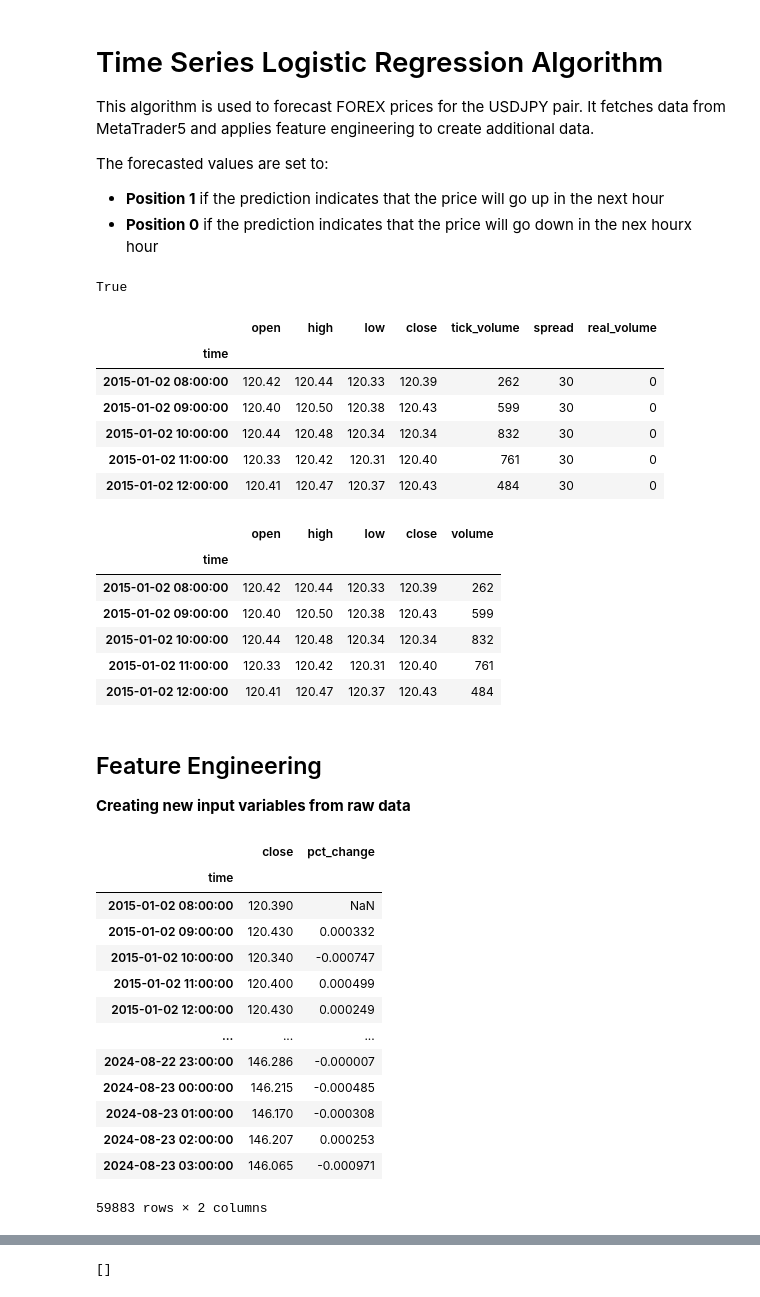
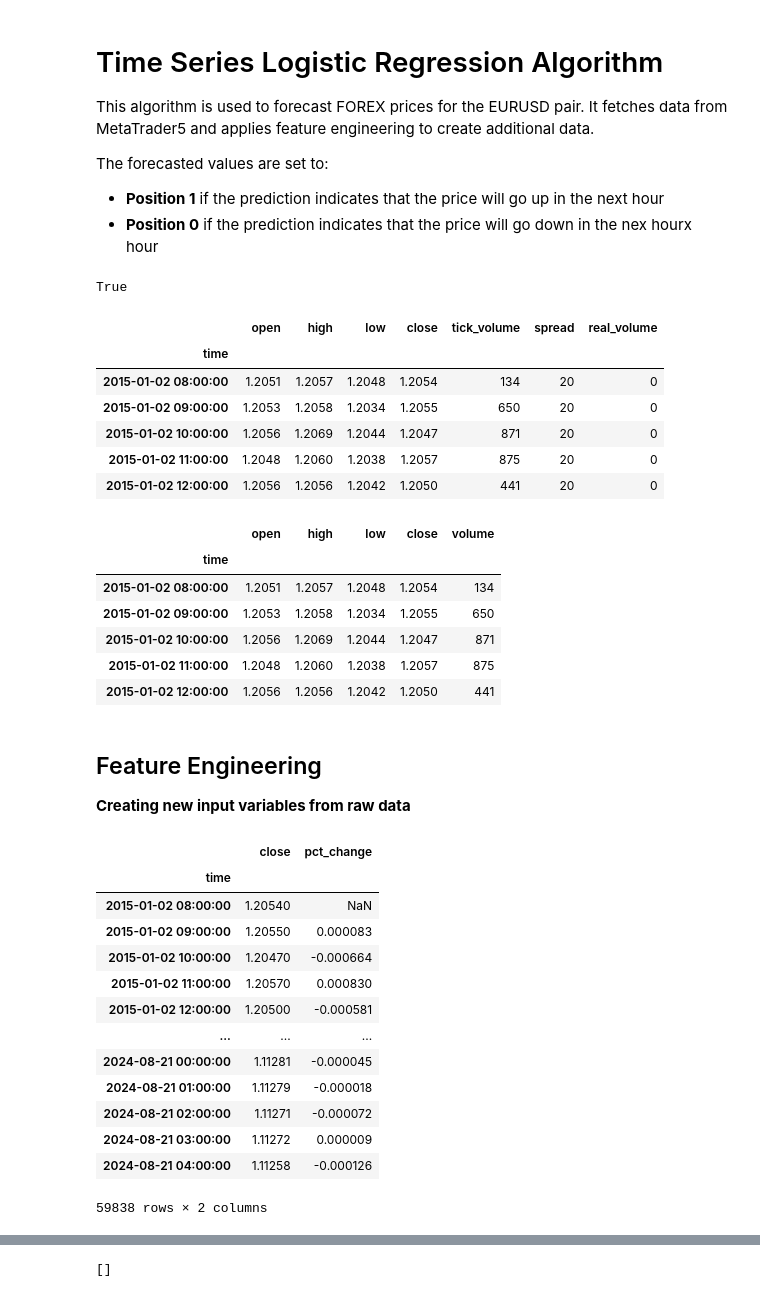
Before and after one commit to YarosInter/Time-Series-Logistic-Regression, a Jupyter notebook: Logistic Regression Model.ipynb, the cells around one changed output, grey strips where cells are left out. Saved outputs shown, nothing was run; the diff lists cells and outputs as text; code cells hidden in the pictures.

```diff
--- a/Logistic Regression Model.ipynb
+++ b/Logistic Regression Model.ipynb
@@ -1,7 +1,7 @@
 # %% [markdown]
 # Time Series Logistic Regression Algorithm
 
-This algorithm is used to forecast FOREX prices for the USDJPY pair. It fetches data from MetaTrader5 and applies feature engineering to create additional data.
+This algorithm is used to forecast FOREX prices for the EURUSD pair. It fetches data from MetaTrader5 and applies feature engineering to create additional data.
 
 The forecasted values are set to:
 - **Position 1** if the prediction indicates that the price will go up in the next hour
@@ -27,16 +27,16 @@ True
 # %%
 # Fetching data from MetaTrader5 from 2015 to the present using the custom function "get_rates" from the data.py file
 # The historical data retrieved is of 1-hour timeframe
-df = data.get_rates("USDJPY", mt5.TIMEFRAME_H1, datetime(2015,1,1))
+df = data.get_rates("EURUSD", mt5.TIMEFRAME_H1, datetime(2015,1,1))
 df.head()
 # %% [output]
 |  | open | high | low | close | tick_volume | spread | real_volume |
 | time |  |  |  |  |  |  |  |
-| 2015-01-02 08:00:00 | 120.42 | 120.44 | 120.33 | 120.39 | 262 | 30 | 0 |
-| 2015-01-02 09:00:00 | 120.40 | 120.50 | 120.38 | 120.43 | 599 | 30 | 0 |
-| 2015-01-02 10:00:00 | 120.44 | 120.48 | 120.34 | 120.34 | 832 | 30 | 0 |
-| 2015-01-02 11:00:00 | 120.33 | 120.42 | 120.31 | 120.40 | 761 | 30 | 0 |
-| 2015-01-02 12:00:00 | 120.41 | 120.47 | 120.37 | 120.43 | 484 | 30 | 0 |
+| 2015-01-02 08:00:00 | 1.2051 | 1.2057 | 1.2048 | 1.2054 | 134 | 20 | 0 |
+| 2015-01-02 09:00:00 | 1.2053 | 1.2058 | 1.2034 | 1.2055 | 650 | 20 | 0 |
+| 2015-01-02 10:00:00 | 1.2056 | 1.2069 | 1.2044 | 1.2047 | 871 | 20 | 0 |
+| 2015-01-02 11:00:00 | 1.2048 | 1.2060 | 1.2038 | 1.2057 | 875 | 20 | 0 |
+| 2015-01-02 12:00:00 | 1.2056 | 1.2056 | 1.2042 | 1.2050 | 441 | 20 | 0 |
 # %%
 # Drop "spread" and "real_volume" columns and remane columns "tick_volumne" to only "volumne"
 df = df[["open", "high", "low", "close", "tick_volume"]]
@@ -45,11 +45,11 @@ df.head()
 # %% [output]
 |  | open | high | low | close | volume |
 | time |  |  |  |  |  |
-| 2015-01-02 08:00:00 | 120.42 | 120.44 | 120.33 | 120.39 | 262 |
-| 2015-01-02 09:00:00 | 120.40 | 120.50 | 120.38 | 120.43 | 599 |
-| 2015-01-02 10:00:00 | 120.44 | 120.48 | 120.34 | 120.34 | 832 |
-| 2015-01-02 11:00:00 | 120.33 | 120.42 | 120.31 | 120.40 | 761 |
-| 2015-01-02 12:00:00 | 120.41 | 120.47 | 120.37 | 120.43 | 484 |
+| 2015-01-02 08:00:00 | 1.2051 | 1.2057 | 1.2048 | 1.2054 | 134 |
+| 2015-01-02 09:00:00 | 1.2053 | 1.2058 | 1.2034 | 1.2055 | 650 |
+| 2015-01-02 10:00:00 | 1.2056 | 1.2069 | 1.2044 | 1.2047 | 871 |
+| 2015-01-02 11:00:00 | 1.2048 | 1.2060 | 1.2038 | 1.2057 | 875 |
+| 2015-01-02 12:00:00 | 1.2056 | 1.2056 | 1.2042 | 1.2050 | 441 |
 # %% [markdown]
 ## Feature Engineering
 **Creating new input variables from raw data**
@@ -61,18 +61,18 @@ df_copy
 # %% [output]
 |  | close | pct_change |
 | time |  |  |
-| 2015-01-02 08:00:00 | 120.390 | NaN |
-| 2015-01-02 09:00:00 | 120.430 | 0.000332 |
-| 2015-01-02 10:00:00 | 120.340 | -0.000747 |
-| 2015-01-02 11:00:00 | 120.400 | 0.000499 |
-| 2015-01-02 12:00:00 | 120.430 | 0.000249 |
+| 2015-01-02 08:00:00 | 1.20540 | NaN |
+| 2015-01-02 09:00:00 | 1.20550 | 0.000083 |
+| 2015-01-02 10:00:00 | 1.20470 | -0.000664 |
+| 2015-01-02 11:00:00 | 1.20570 | 0.000830 |
+| 2015-01-02 12:00:00 | 1.20500 | -0.000581 |
 | ... | ... | ... |
-| 2024-08-22 23:00:00 | 146.286 | -0.000007 |
-| 2024-08-23 00:00:00 | 146.215 | -0.000485 |
-| 2024-08-23 01:00:00 | 146.170 | -0.000308 |
-| 2024-08-23 02:00:00 | 146.207 | 0.000253 |
-| 2024-08-23 03:00:00 | 146.065 | -0.000971 |
+| 2024-08-21 00:00:00 | 1.11281 | -0.000045 |
+| 2024-08-21 01:00:00 | 1.11279 | -0.000018 |
+| 2024-08-21 02:00:00 | 1.11271 | -0.000072 |
+| 2024-08-21 03:00:00 | 1.11272 | 0.000009 |
+| 2024-08-21 04:00:00 | 1.11258 | -0.000126 |
-59883 rows × 2 columns
+59838 rows × 2 columns
 # %%
 # New DataFrame with all indications from "ta" library and shifting them by one row
 df_indicators = ta.add_all_ta_features(df, open="open", high="high", low="low", close="close", volume="volume", fillna=True).shift(1)
```
Also changed, not shown: parts of 19 cells of this notebook.
